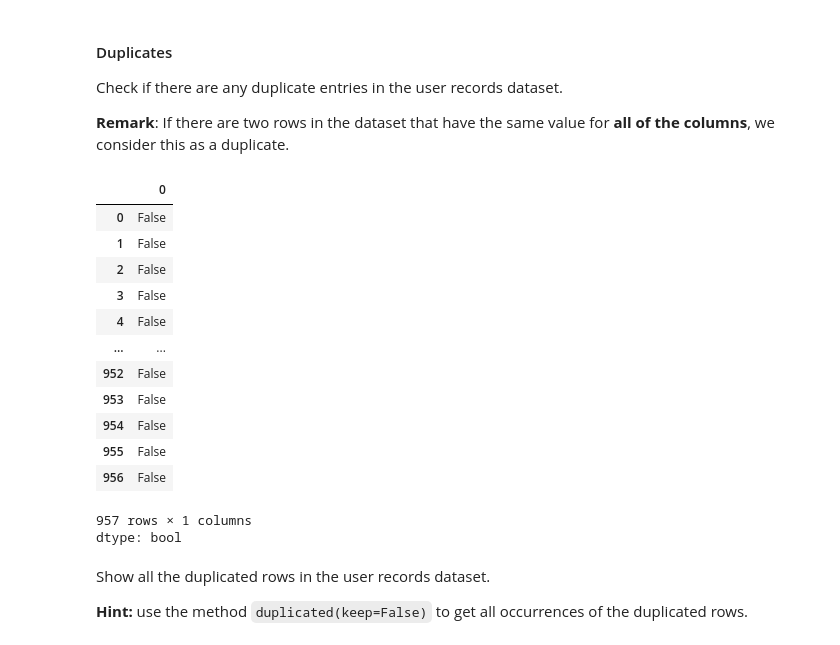
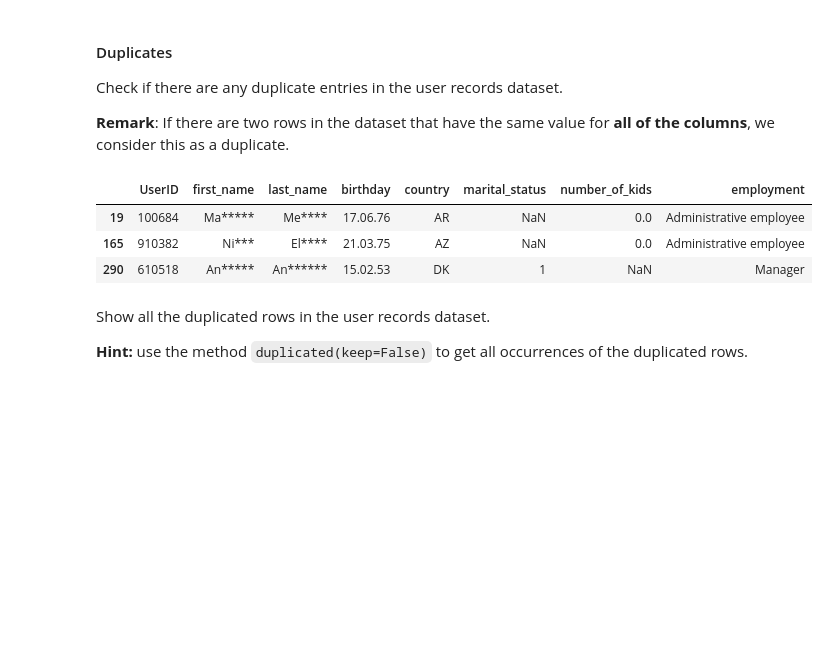
Before and after one commit to mellily/Python-100-Days, a Jupyter notebook: Assignments/Part 1/Assignment_part_1.ipynb, the cells around one changed output. Cells and saved outputs as stored; diff of their text form; code cells hidden in the pictures; blank space fills up the shorter version.

```diff
--- a/Assignments/Part 1/Assignment_part_1.ipynb
+++ b/Assignments/Part 1/Assignment_part_1.ipynb
@@ -96,22 +96,12 @@ Check if there are any duplicate entries in the user records dataset.
 
 __Remark__: If there are two rows in the dataset that have the same value for __all of the columns__, we consider this as a duplicate.
 # %%
-userRecords.duplicated()
+userRecords[userRecords.duplicated()].head()
 # %% [output]
-|  | 0 |
-| 0 | False |
-| 1 | False |
-| 2 | False |
-| 3 | False |
-| 4 | False |
-| ... | ... |
-| 952 | False |
-| 953 | False |
-| 954 | False |
-| 955 | False |
-| 956 | False |
+|  | UserID | first_name | last_name | birthday | country | marital_status | number_of_kids | employment |
+| 19 | 100684 | Ma***** | Me**** | 17.06.76 | AR | NaN | 0.0 | Administrative employee |
+| 165 | 910382 | Ni*** | El**** | 21.03.75 | AZ | NaN | 0.0 | Administrative employee |
+| 290 | 610518 | An***** | An****** | 15.02.53 | DK | 1 | NaN | Manager |
-957 rows × 1 columns
-dtype: bool
 # %% [markdown]
 Show all the duplicated rows in the user records dataset.
 
```
Also changed, not shown: parts of 28 cells of this notebook.
